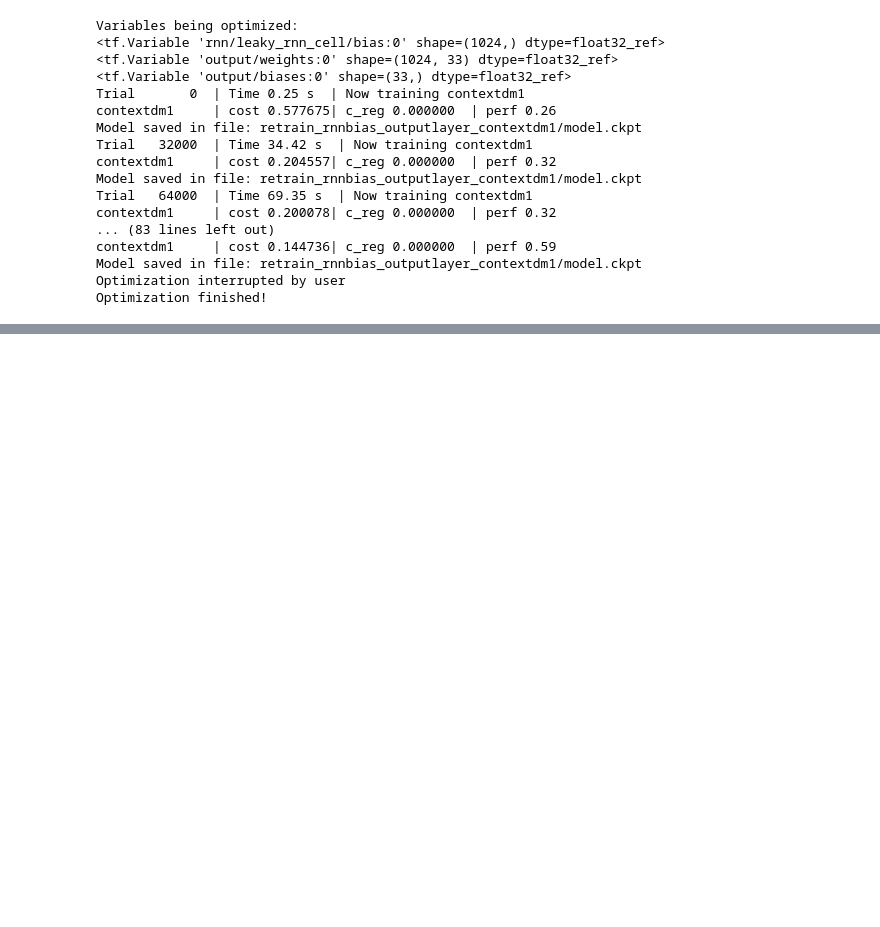
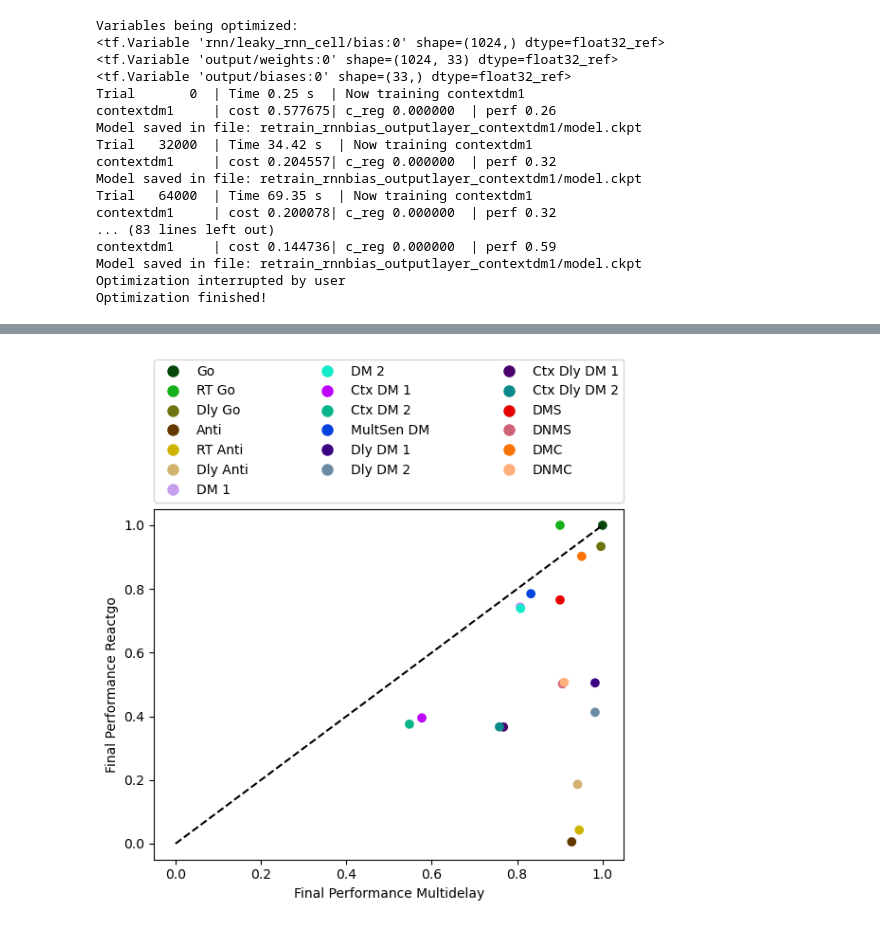
Before and after one commit to burnhamdr/multitask, a Jupyter notebook: trainBias.ipynb, the cells around one changed output, grey strips where cells are left out. Saved outputs shown, nothing was run; the diff lists cells and outputs as text; code cells hidden in the pictures; blank space fills up the shorter version.

Commit message:
bug fixes and bias training changes

```diff
--- a/trainBias.ipynb
+++ b/trainBias.ipynb
@@ -202,0 +438,69 @@ Optimization finished!
+# %%
+#get final performance for models from the reactgo pretraining and get the
+#final performance of the same model from the multi_delay_dm pretraining
+
+model_dirs_multidelay_ = [d for d in os.listdir() if 'retrain_rnnbias_outputbias' in d]
+model_dirs_multidelay_.append('train_all_params_multidelaydm')
+
+model_dirs_reactgo_ = [d for d in os.listdir() if 'retrain_reactgo_rnnbias_outputbias' in d]
+model_dirs_reactgo_.append('train_all_params_reactgo')
+#sort both lists to order the tasks according to this order to align with Robert's plots
+task_order = ['fdgo', 'reactgo', 'delaygo', 'fdanti', 'reactanti', 'delayanti', 'dm1',
+              'dm2', 'contextdm1', 'contextdm2', 'multidm', 'delaydm1', 'delaydm2',
+              'contextdelaydm1', 'contextdelaydm2', 'multidelaydm', 'dmsgo', 'dmsnogo', 'dmcgo', 'dmcnogo']
+#sort the lists
+model_dirs_multidelay_sort = [d for t in task_order for d in model_dirs_multidelay_ if t == d.split('_')[-1]]
+model_dirs_reactgo_sort = [d for t in task_order for d in model_dirs_reactgo_ if t == d.split('_')[-1]]
+
+models_multidelay = [d.split('_')[-1] for d in model_dirs_multidelay_sort]
+models_reactgo = [d.split('_')[-1] for d in model_dirs_reactgo_sort]
+
+#get the final performance for each model that exists in both lists
+final_perf_multidelay = []
+final_perf_reactgo = []
+colors = []
+labels = []
+for i, model_dir in enumerate(model_dirs_multidelay_sort):
+    if models_multidelay[i] in models_reactgo:
+        log = tools.load_log(model_dir)
+        hp = tools.load_hp(model_dir)
+        rule = hp['rules'][0]
+        perf = log['perf_'+rule]#[-1]
+        if perf[-1] < 0.9:
+            perf_smooth = np.average(perf[-100:])
+        else:
+            perf_smooth = perf[-1]
+        final_perf_multidelay.append(perf_smooth)
+
+        #find where the model is in the reactgo list
+        reactgo_index = models_reactgo.index(models_multidelay[i])
+        model_dir = model_dirs_reactgo_sort[reactgo_index]
+        log = tools.load_log(model_dir)
+        hp = tools.load_hp(model_dir)
+        rule = hp['rules'][0]
+        perf = log['perf_'+rule]#[-1]
+        if perf[-1] < 0.9:
+            perf_smooth = np.average(perf[-100:])
+        else:
+            perf_smooth = perf[-1]
+        final_perf_reactgo.append(perf_smooth)
+
+        colors.append(rule_color[rule])
+        name = rule_name[rule]
+        labels.append(name)
+
+#plot final performance of models from multi_delay_dm pretraining vs reactgo pretraining
+plt.figure()
+plt.scatter(final_perf_multidelay, final_perf_reactgo, c=colors)
+plt.xlabel('Final Performance Multidelay')
+plt.ylabel('Final Performance Reactgo')
+#plot dashed line of y=x
+plt.plot([0,1],[0,1], 'k--')
+#adjust the axes
+#manually construct legend
+handles = [plt.Line2D([0], [0], marker='o', color='w', markerfacecolor=c, markersize=10, label=l) for c,l in zip(colors, labels)]
+plt.legend(handles=handles, bbox_to_anchor=(0, 1.02, 1, 0.2), loc="lower left",
+                mode="expand", borderaxespad=0, ncol=3)
+plt.show()
+# %% [output]
+[figure, added]
```
Also changed, not shown: parts of 8 cells of this notebook, 6 other files.
